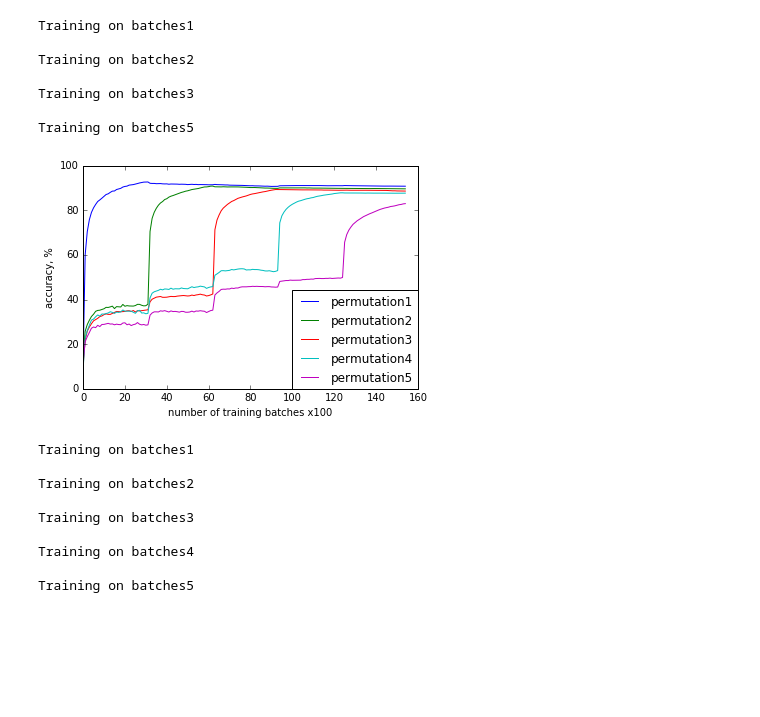
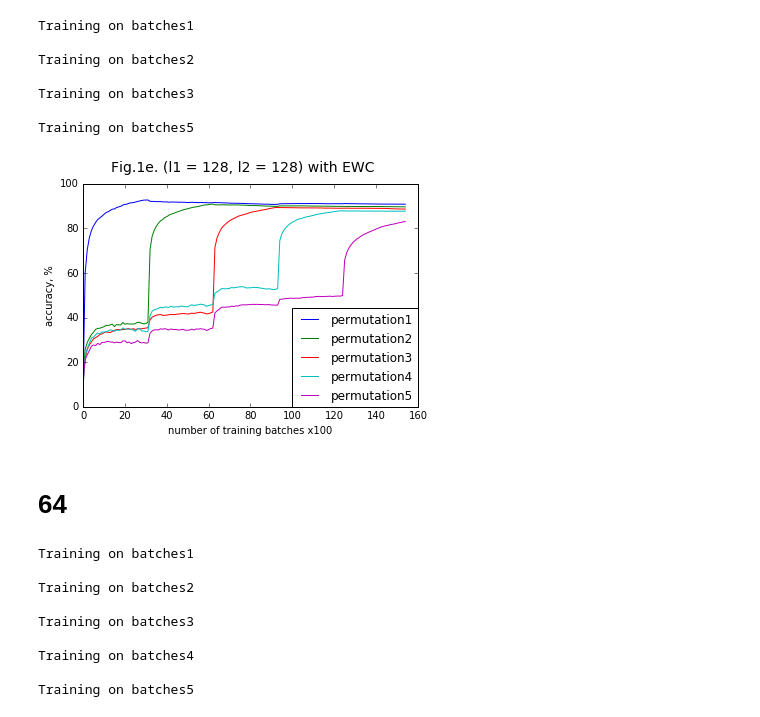
Before and after one commit to AnatoliiPotapov/MNIST-EWC, a Jupyter notebook: mnist.ipynb, the cells around one changed output. Cells and saved outputs as stored; diff of their text form; code cells hidden in the pictures; blank space fills up the shorter version.

```diff
--- a/mnist.ipynb
+++ b/mnist.ipynb
@@ -407,10 +480,12 @@ Training on batches2
 Training on batches3
 
 Training on batches5
-# %%
-plot(acc1_ewc)
-# %% [output]
-[figure, removed]
+# %%
+plot(acc1_ewc,  title = "Fig.1e. (l1 = 128, l2 = 128) with EWC ")
+# %% [output]
+[figure, added]
+# %% [markdown]
+# 64
 # %%
 model = Model(64,64)
 #tf.reset_default_graph()
```
Also changed, not shown: parts of 33 cells of this notebook.
